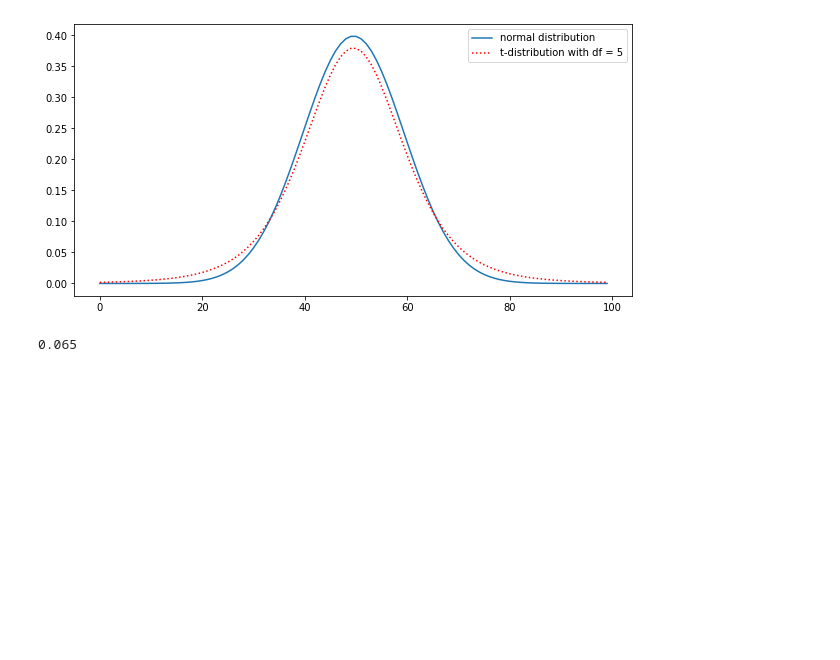
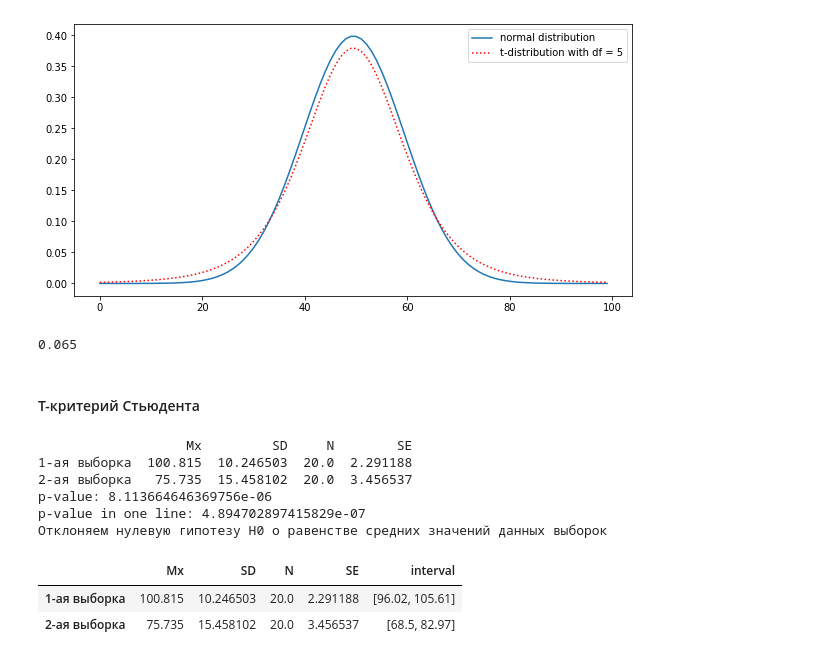
Before and after one commit to AndrewSalygin/data_analysis_practice, a Jupyter notebook: Data analysis practice.ipynb, the cells around one changed output. Saved outputs shown, nothing was run; the diff lists cells and outputs as text; code cells hidden in the pictures; blank space fills up the shorter version.

```diff
--- a/Data analysis practice.ipynb
+++ b/Data analysis practice.ipynb
@@ -160,3 +160,67 @@ n = 15
 round(sp.stats.t.cdf(t, df = n-1) * 2, ndigits = 3)
 # %% [output]
 0.065
+# %% [markdown]
+#### T-критерий Стьюдента
+# %%
+array1 = np.array([84.7, 105, 98.9, 97.9, 108.7, 81.3, 99.4, 89.4 , 93, 119.3, 99.2, 99.4, 97.1, 112.4, 99.8, 94.7, 114, 95.1, 115.5, 111.5])
+array2 = np.array([57.2, 68.6, 104.4, 95.1, 89.9, 70.8, 83.5, 60.1, 75.7, 102, 69, 79.6, 68.9, 98.6, 76, 74.8, 56, 55.6, 69.4, 59.5])
+
+# Считаем количество элементов, среднее, стандартное отклонение и стандартную ошибку
+dtfm = pd.DataFrame({'1-ая выборка':array1, '2-ая выборка':array2}).agg(['mean', 'std', 'count', 'sem']).T
+dtfm.columns = ['Mx', 'SD', 'N', 'SE']
+
+print(dtfm)
+
+# Выясним являются ли значения статистически значимыми
+df = len(array1) - 1
+
+sd1 = dtfm.loc['1-ая выборка']['SD']
+n1 = dtfm.loc['1-ая выборка']['N']
+
+sd2 = dtfm.loc['2-ая выборка']['SD']
+n2 = dtfm.loc['2-ая выборка']['N']
+
+se = np.sqrt((sd1 ** 2 / n1) + (sd2 ** 2 / n2))
+
+se1 = dtfm.loc['1-ая выборка']['SE']
+se2 = dtfm.loc['2-ая выборка']['SE']
+
+mean1 = array1.mean()
+mean2 = array2.mean()
+t = (mean1 - mean2) / se
+p_value = 2*(1 - sp.stats.t.cdf(t, df))
+
+print('p-value:', p_value)
+
+# В одну строчку тоже самое
+print('p-value in one line:', sp.stats.ttest_ind(array1, array2, alternative='two-sided')[1])
+
+if p_value < 0.05:
+    print('Отклоняем нулевую гипотезу H0 о равенстве средних значений данных выборок')
+else:
+    print('Верна нулевая гипотеза H0 о равенстве средних значений данных выборок')
+
+# 95% интервал отклонения среднего
+# Возвращается кортеж
+interval1 = sp.stats.t.interval(0.95, df, loc = mean1, scale = se1)
+interval2 = sp.stats.t.interval(0.95, df, loc = mean2, scale = se2)
+
+# Округляем значения
+interval_arr1 = np.around(np.array(interval1), decimals = 2)
+interval_arr2 = np.around(np.array(interval2), decimals = 2)
+
+d = {'1-ая выборка':interval_arr1, '2-ая выборка':interval_arr2}
+dtfm['interval'] = pd.Series(data = d)
+
+dtfm
+# %% [output]
+                   Mx         SD     N        SE
+1-ая выборка  100.815  10.246503  20.0  2.291188
+2-ая выборка   75.735  15.458102  20.0  3.456537
+p-value: 8.113664646369756e-06
+p-value in one line: 4.894702897415829e-07
+Отклоняем нулевую гипотезу H0 о равенстве средних значений данных выборок
+|  | Mx | SD | N | SE | interval |
+| 1-ая выборка | 100.815 | 10.246503 | 20.0 | 2.291188 | [96.02, 105.61] |
+| 2-ая выборка | 75.735 | 15.458102 | 20.0 | 3.456537 | [68.5, 82.97] |
```
Also changed, not shown: parts of 1 cell of this notebook.
